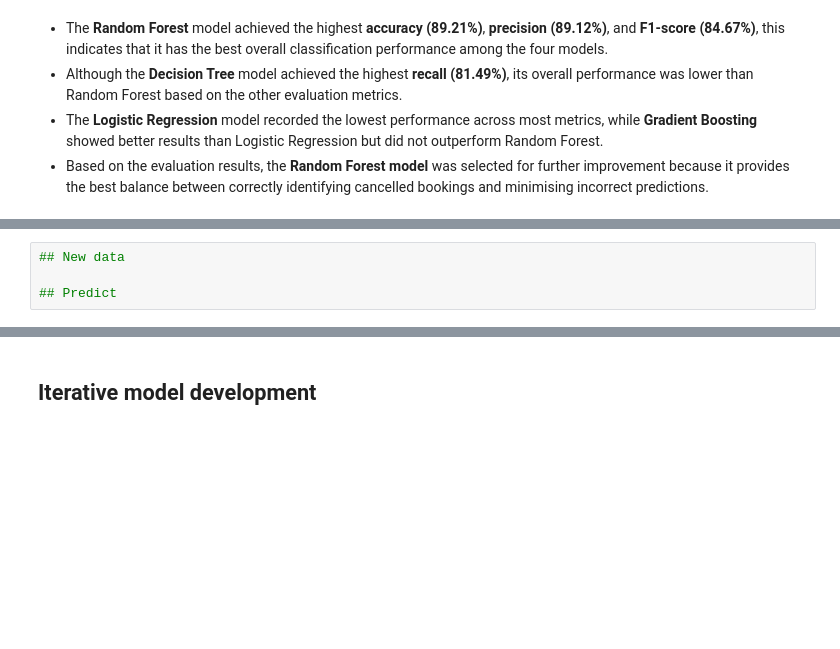
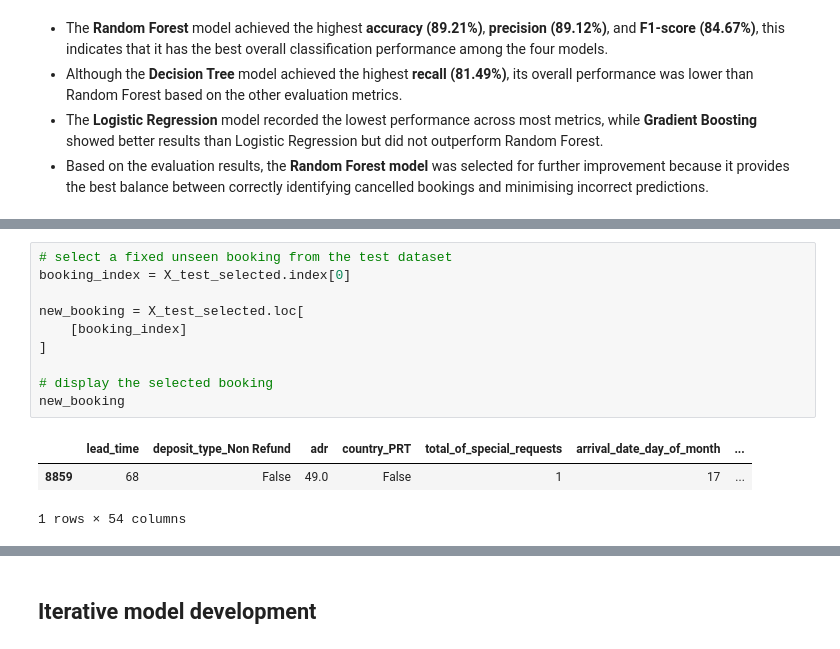
Before and after one commit to yixqinggg/mldp_hotel_booking_prediction, a Jupyter notebook: hotel_booking_cancellation_prediction.ipynb, the cells around one changed output, grey strips where cells are left out. Drawn from its saved outputs; the diff is of its cells as text; blank space fills up the shorter version.

Commit message:
Complete final model selection and prediction testing

```diff
--- a/hotel_booking_cancellation_prediction.ipynb
+++ b/hotel_booking_cancellation_prediction.ipynb
@@ -977,4 +983,14 @@ plt.show()
 # %%
-## New data
+# select a fixed unseen booking from the test dataset
+booking_index = X_test_selected.index[0]
 
-## Predict
+new_booking = X_test_selected.loc[
+    [booking_index]
+]
+
+# display the selected booking
+new_booking
+# %% [output]
+|  | lead_time | deposit_type_Non Refund | adr | country_PRT | total_of_special_requests | arrival_date_day_of_month | ... |
+| 8859 | 68 | False | 49.0 | False | 1 | 17 | ... |
+1 rows × 54 columns
```
Also changed, not shown: parts of 8 cells of this notebook.
